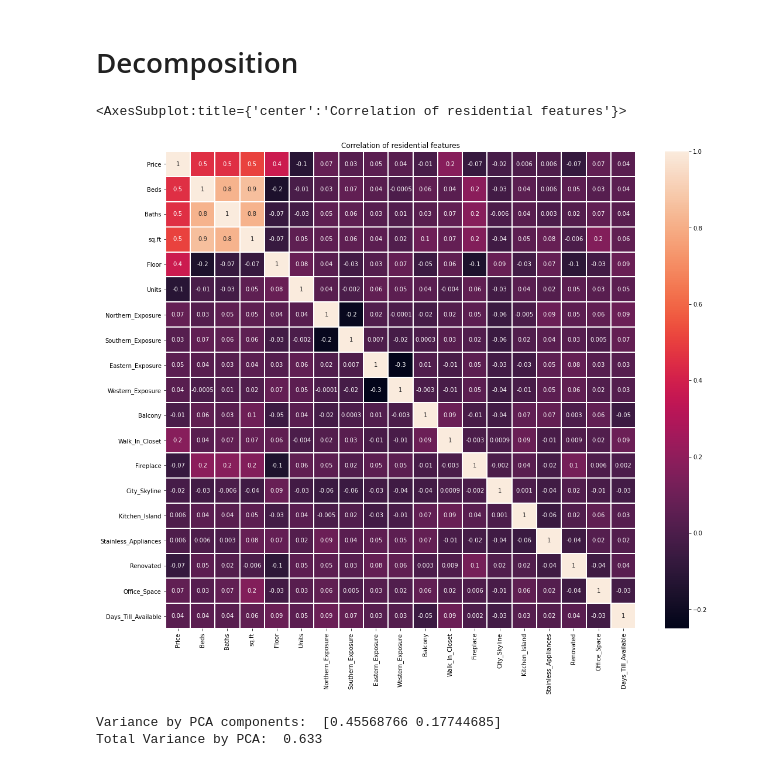
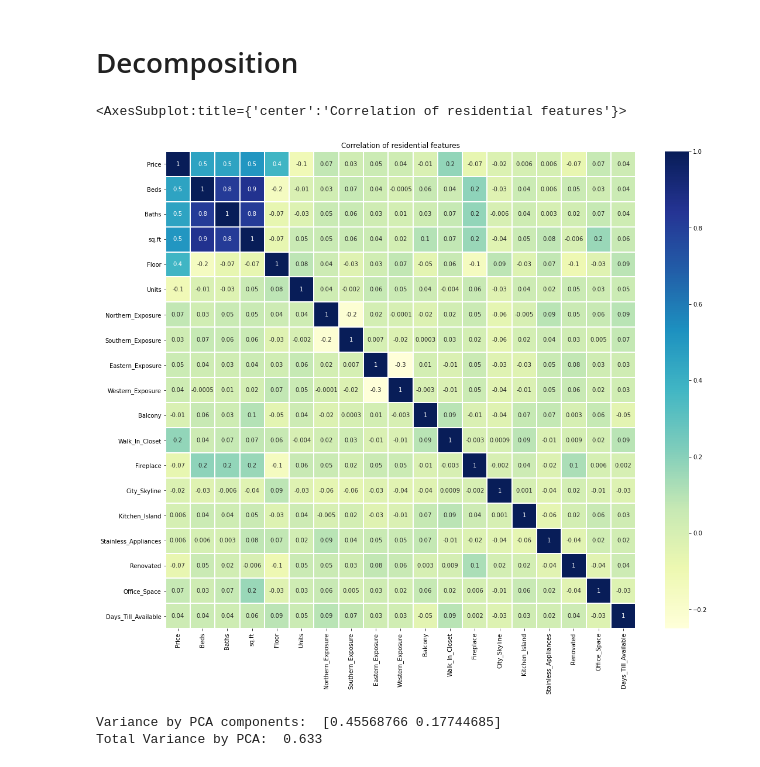
Before and after one commit to escortKwon/IndividualProjects_for_Portfolio, a Jupyter notebook: Datasets/Equity Residential Apartment Data/ResidentialPricePrediction.ipynb, the cells around one changed output. Saved outputs shown, nothing was run; the diff lists cells and outputs as text; code cells hidden in the pictures.

```diff
--- a/Datasets/Equity Residential Apartment Data/ResidentialPricePrediction.ipynb
+++ b/Datasets/Equity Residential Apartment Data/ResidentialPricePrediction.ipynb
@@ -180,11 +215,11 @@ plt.tight_layout()
 # %%
 # Correlation Heatmap
 fig, ax = plt.subplots(figsize=(18, 15))
 plt.title('Correlation of residential features')
-sns.heatmap(data.corr(), annot=True, fmt='.1g', linewidths=.3)
+sns.heatmap(data.corr(), annot=True, fmt='.1g', linewidths=.3, cmap='YlGnBu')
 # %% [output]
 <AxesSubplot:title={'center':'Correlation of residential features'}>
-[figure, old version]
+[figure, new version]
 # %%
 # Check variances by features
 decom_features = ['Beds', 'Baths', 'sq.ft', 'Balcony', 'Fireplace', 'Office_Space']
```
Also changed, not shown: parts of 18 cells of this notebook.
